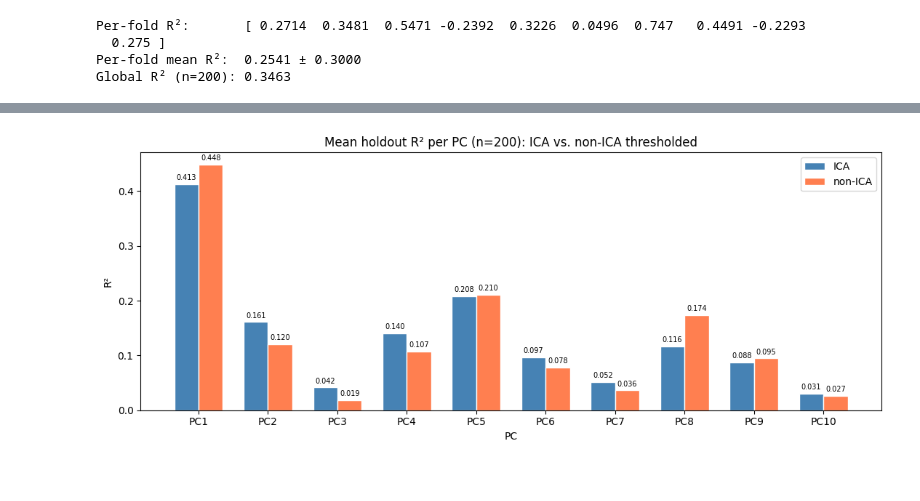
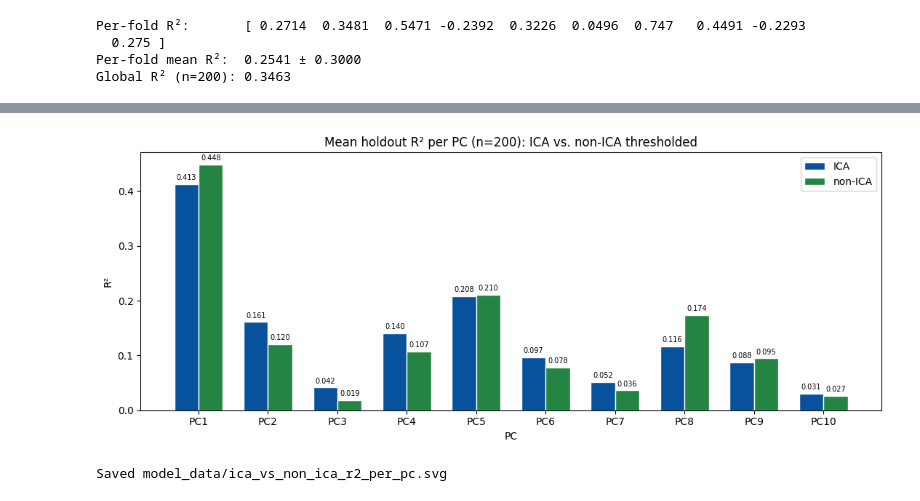
Before and after one commit to william2952/EEG_FDG_dementia, a Jupyter notebook: model_lightning_cv.ipynb, the cells around one changed output, grey strips where cells are left out. Drawn from its saved outputs; the diff is of its cells as text; code cells hidden in the pictures.

```diff
--- a/model_lightning_cv.ipynb
+++ b/model_lightning_cv.ipynb
@@ -507,23 +509,30 @@ PC 9  mean clipped R² (n=200): 0.0945  folds=[0.133, 0.277, 0.0, 0.196, 0.125,
 PC10  mean clipped R² (n=200): 0.0267  folds=[0.0, 0.203, 0.0, 0.0, 0.0, 0.0, 0.0, 0.027, 0.037, 0.0]
 # %%
 # Grouped bar: ICA vs. non-ICA mean holdout R² per PC
+COLOR_ICA     = "#08519C"  # dark blue
+COLOR_NON_ICA = "#238443"  # dark green
+
 fig, ax = plt.subplots(figsize=(11, 4.5))
 x = np.arange(1, 11)
 width = 0.35
 bars_ica     = ax.bar(x - width / 2, ica_pc_global_r2, width, label="ICA",
-                       color="steelblue", edgecolor="white")
+                       color=COLOR_ICA, edgecolor="white")
 bars_non_ica = ax.bar(x + width / 2, non_ica_pc_global_r2, width, label="non-ICA",
-                       color="coral", edgecolor="white")
+                       color=COLOR_NON_ICA, edgecolor="white")
 ax.axhline(0, color="black", linewidth=0.8)
 ax.set(xlabel="PC", ylabel="R²",
        title="Mean holdout R² per PC (n=200): ICA vs. non-ICA thresholded",
        xticks=x, xticklabels=[f"PC{i}" for i in range(1, 11)])
 for bars, values in [(bars_ica, ica_pc_global_r2), (bars_non_ica, non_ica_pc_global_r2)]:
     for bar, v in zip(bars, values):
         ax.text(bar.get_x() + bar.get_width() / 2, v + 0.005,
                 f"{v:.3f}", ha="center", va="bottom", fontsize=7)
 ax.legend()
 plt.tight_layout()
+ica_vs_non_ica_svg = Path("model_data/ica_vs_non_ica_r2_per_pc.svg")
+plt.savefig(ica_vs_non_ica_svg)
 plt.show()
+print(f"Saved {ica_vs_non_ica_svg}")
 # %% [output]
-[figure, old version]
+[figure, new version]
+Saved model_data/ica_vs_non_ica_r2_per_pc.svg
```
Also changed, not shown: parts of 1 cell of this notebook, 7 other files.
